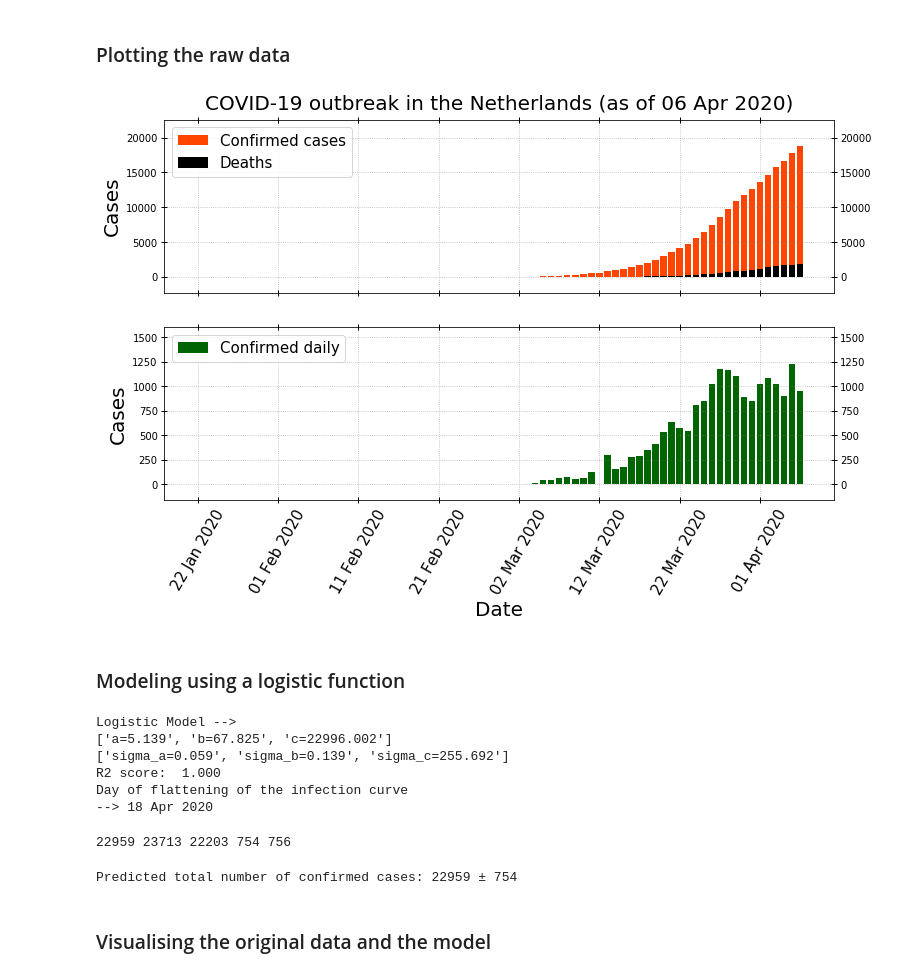
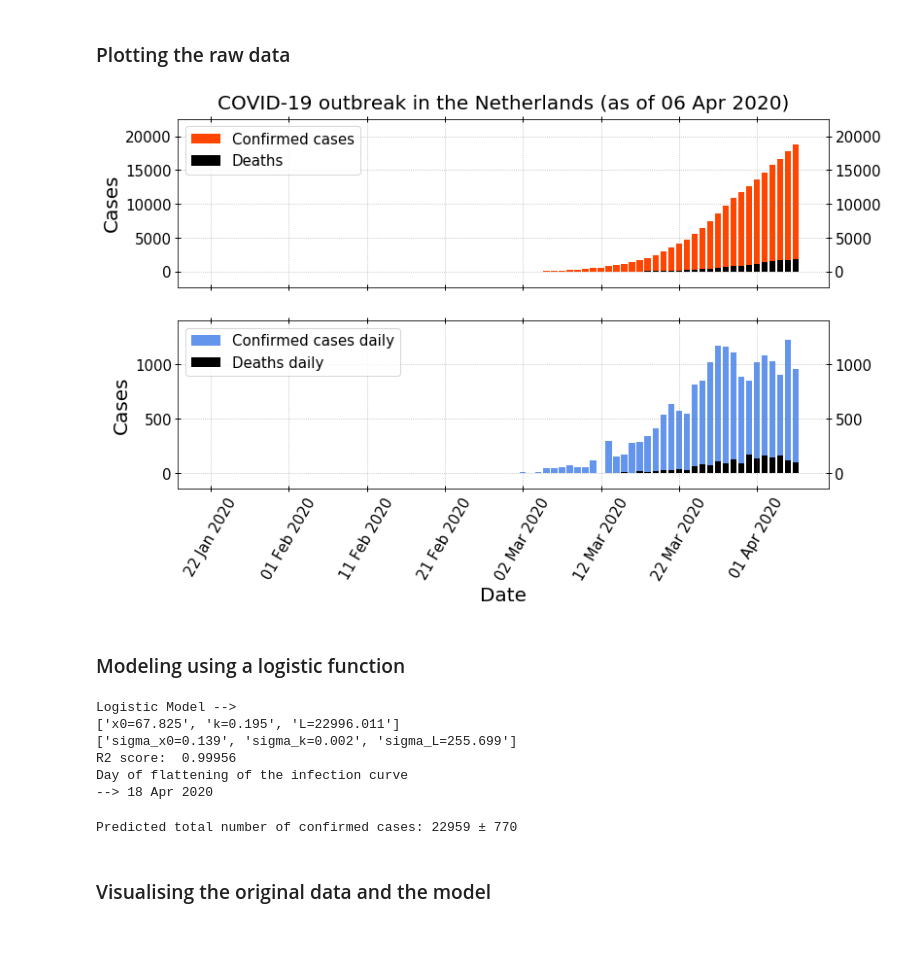
Before and after one commit to ArtemZapara/modeling_covid_19_NL, a Jupyter notebook: modeling_COVID_NL.ipynb, the cells around one changed output. Saved outputs shown, nothing was run; the diff lists cells and outputs as text; code cells hidden in the pictures; blank space fills up the shorter version.

```diff
--- a/modeling_COVID_NL.ipynb
+++ b/modeling_COVID_NL.ipynb
@@ -95,6 +93,8 @@ with open('data_'+date_current+'.csv', 'w', newline='') as myfile:
 # %% [markdown]
 ### Plotting the raw data
 # %%
+confirmed_daily=np.diff(confirmed)                                  # sorted lists of daily increments
+deaths_daily=np.diff(deaths)
 xArray=np.arange(len(confirmed))   # x-axis
 
 fig, axes = plt.subplots(2, sharex=True, sharey=False)
@@ -107,40 +107,42 @@ axes[0].bar(xArray,confirmed, color='orangered', zorder=1,  label='Confirmed cas
 
 axes[0].bar(xArray,deaths, color='black',zorder=2,  label = 'Deaths')    # zorder=2 to make sure that it is plotted above
 
 axes[0].set_ylim(-20*(np.ceil(1.2*max(confirmed)/200)),200*(np.ceil(1.2*max(confirmed)/200)))   # some way to put the y limits
 axes[0].set_title('COVID-19 outbreak in the ' + country + ' (as of '+date_array[len(dates)-1]+')', fontsize=20, pad=10)
 
-axes[1].bar(xArray[1:],confirmed_daily, color='darkgreen', label='Confirmed daily')
+axes[1].bar(xArray[1:],confirmed_daily, color='cornflowerblue', label='Confirmed cases daily')
 
-axes[1].set_ylim(-20*(np.ceil(1.2*max(confirmed_daily)/200)),200*(np.ceil(1.2*max(confirmed_daily)/200)))
+axes[1].bar(xArray[1:],deaths_daily, color='black', label='Deaths daily')
+
+axes[1].set_ylim(-20*(np.ceil(1.1*max(confirmed_daily)/200)),200*(np.ceil(1.1*max(confirmed_daily)/200)))
 axes[1].set_xlabel('Date', fontsize=20)
 
 ##########################################################################
 # Adjusting some parameteres of the figure
 
 for axis in axes:
     axis.tick_params(axis='x', direction='inout', length=6, width=1,
-             top=True, labeltop=False)
+             top=True, labeltop=False, labelsize=15)
     axis.tick_params(axis='y', which='both', direction='inout', length=6, width=1,
-            top=True, labelright=True)
+            top=True, labelright=True, labelsize=15)
     axis.yaxis.set_ticks_position('both')
     axis.grid(True,which="major",ls=":",c='gray', alpha=0.6)
     axis.set_ylabel('Cases', fontsize=20)
     axis.legend(loc=2, fontsize=15)
 
 ##########################################################################
 # Adjusting date labels on the x-axis
 
 locs = axes[1].get_xticks()                         # getting the current tick locations
 new_locs=[date_array[int(i)] for i in locs]         # picking the corresponding dates from date_array
-axes[1].set_xticklabels([i for i in new_locs], fontsize = 15, rotation = 60)    # setting new labels
+axes[1].set_xticklabels([i for i in new_locs], rotation = 60)    # setting new labels
 
 ###########################################################################
 # Saving the figure
 
-plt.savefig(country+'_data_'+date_current+'.png', dpi=200, bbox_inches="tight")
+plt.savefig(country+'_data_'+date_current+'.png', dpi=300, bbox_inches="tight")
 # %% [output]
-[figure, old version]
+[figure, new version]
 # %% [markdown]
 ### Modeling using a logistic function
 # %%
@@ -149,47 +151,43 @@ def logistic_model(x,a,b,c):
 # %%
-x=np.arange(len(confirmed))   # defining x and y arrays to model
+x=np.arange(len(confirmed))   # defining x and y arrays
 y=confirmed
 
 print('Logistic Model -->')
-fit = curve_fit(logistic_model,x,y,p0=[3,70,10000])  # choosing the initial guess
+fit = curve_fit(logistic_model,x,y,p0=[50,1,30000])
 
-a,b,c = fit[0]
-sigma_a, sigma_b, sigma_c = np.sqrt(np.diag(fit[1]))
+x0,k,L = fit[0]
+sigma_x0, sigma_k, sigma_L = np.sqrt(np.diag(fit[1]))
 
-print([ss+'='+'{:.3f}'.format(xx) for ss, xx in zip(('a','b','c'),(a,b,c))])
-print([ss+'='+'{:.3f}'.format(xx) for ss, xx in zip(('sigma_a','sigma_b','sigma_c'),(sigma_a,sigma_b,sigma_c))])
+print([ss+'='+'{:.3f}'.format(xx) for ss, xx in zip(('x0','k','L'),(x0,k,L))])
+print([ss+'='+'{:.3f}'.format(xx) for ss, xx in zip(('sigma_x0','sigma_k','sigma_L'),(sigma_x0,sigma_k,sigma_L))])
 
-y_pred = logistic_model(x,a,b,c)     # predicted values
-print("R2 score: ", '{:.3f}'.format(sklm.r2_score(y,y_pred)))   # printing the coefficient of determination, or R-squared
+y_pred = logistic_model(x,x0,k,L)     # predicted values
+print("R2 score: ", '{:.5f}'.format(sklm.r2_score(y,y_pred)))   # printing the coefficient of determination, or R-squared
 
 perc_flat = 0.98                     # we define the saturation point as 98% of the max values
-sol = int(fsolve(lambda x : logistic_model(x,a,b,c) - perc_flat*int(c), b))
+sol = int(fsolve(lambda x : logistic_model(x,x0,k,L) - perc_flat*int(L), x0))
 print('Day of flattening of the infection curve')
 datesol = datetime.strftime(date_start+timedelta(days=sol), '%d %b %Y' )   # printing the day when flattening occurs
 print('--> '+datesol)
 # %% [output]
 Logistic Model -->
-['a=5.139', 'b=67.825', 'c=22996.002']
-['sigma_a=0.059', 'sigma_b=0.139', 'sigma_c=255.692']
-R2 score:  1.000
+['x0=67.825', 'k=0.195', 'L=22996.011']
+['sigma_x0=0.139', 'sigma_k=0.002', 'sigma_L=255.699']
+R2 score:  0.99956
 Day of flattening of the infection curve
 --> 18 Apr 2020
 # %%
 flatasymp=sol+15   # adding 15 days after the flattening for visualization
-mean = [logistic_model(i,a,b,c) for i in np.arange(flatasymp)]     # this is a new array of data from the model
-upper_lim = [logistic_model(i,a+3*sigma_a,b+3*sigma_b,c+3*sigma_c) for i in np.arange(flatasymp)]   # upper 3-sigma boundary
-lower_lim = [logistic_model(i,a-3*sigma_a,b-3*sigma_b,c-3*sigma_c) for i in np.arange(flatasymp)]   # lower 3-sigma boundary
+mean = [logistic_model(i,x0,k,L) for i in np.arange(flatasymp)]     # this is a new array of data from the model
+upper_lim = [logistic_model(i,x0+3*sigma_x0,k+3*sigma_k,L+3*sigma_L) for i in np.arange(flatasymp)]   # upper 3-sigma boundary
+lower_lim = [logistic_model(i,x0-3*sigma_x0,k-3*sigma_k,L-3*sigma_L) for i in np.arange(flatasymp)]   # lower 3-sigma boundary
+
+error = int((upper_lim[-1]-lower_lim[-1])/2)   # error bar at the end of modeling
+mean_final=int(mean[-1])                       # final values at the end of modeling
+
+print('Predicted total number of confirmed cases: ' + str(mean_final)+' \xb1 '+ str(error))
+# %% [output]
+Predicted total number of confirmed cases: 22959 ± 770
-# %%
-print(int(mean[-1]),int(upper_lim[-1]),int(lower_lim[-1]),int(upper_lim[-1])-int(mean[-1]),int(mean[-1])-int(lower_lim[-1]))
-# %% [output]
-22959 23713 22203 754 756
-# %%
-error = int((upper_lim[-1]-lower_lim[-1])/2)   # error bar at the end of modeling
-mean_final=int(mean[-1])                       # final values at the end of modeling
-
-print('Predicted total number of confirmed cases: ' + str(mean_final)+' \xb1 '+ str(error))
-# %% [output]
-Predicted total number of confirmed cases: 22959 ± 754
 # %% [markdown]
 ### Visualising the original data and the model
 # %%
```
Also changed, not shown: parts of 6 cells of this notebook.
